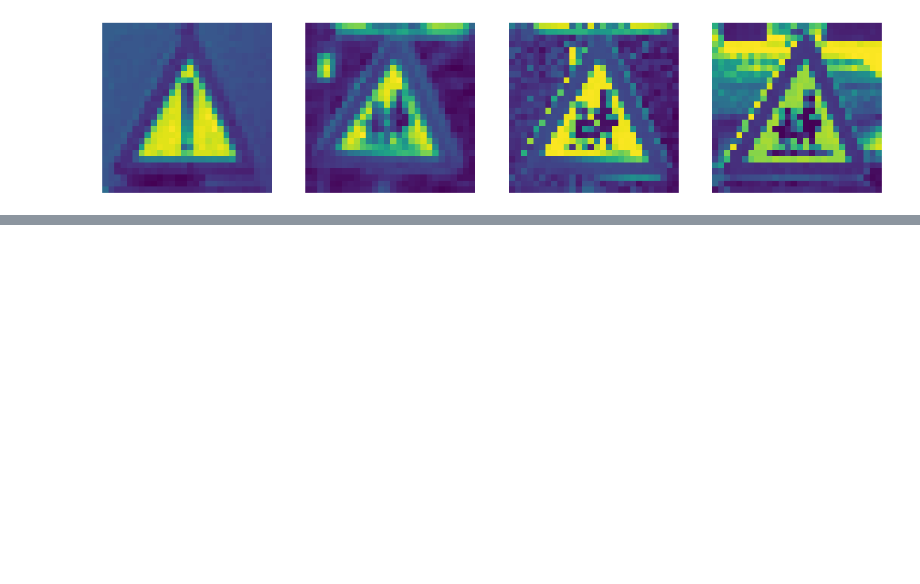
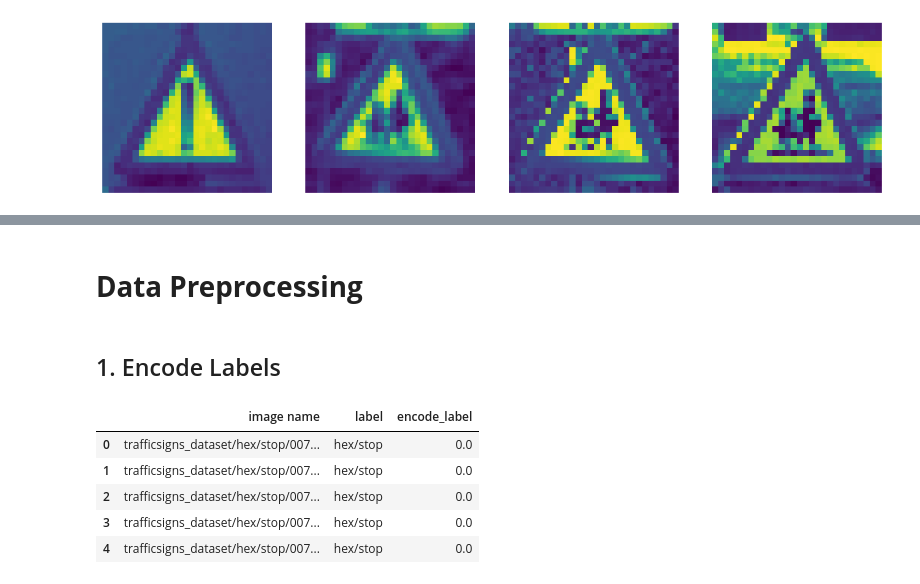
Before and after one commit to Faith927/BelgiumTS-Classification, a Jupyter notebook: A2_TrafficSigns.ipynb, the cells around one changed output, grey strips where cells are left out. Saved outputs shown, nothing was run; the diff lists cells and outputs as text; code cells hidden in the pictures; blank space fills up the shorter version.

```diff
--- a/A2_TrafficSigns.ipynb
+++ b/A2_TrafficSigns.ipynb
@@ -205,3 +204,39 @@ for i in range(len(df)):
     image = plt.imread(image_path)
     image_shape = image.shape
     print(f"Image at index {i}: Shape = {image_shape}")
+# %% [markdown]
+# **Data Preprocessing**
+# %% [markdown]
+## 1. Encode Labels
+# %%
+# Create a dataframe for mapping label
+df_labels = {
+    'hex/stop' : 0,
+    'Basmati' : 1,
+    'triangle/warning' : 2,
+    'triangle/giveway' : 3,
+    'diamond/rightofway': 4,
+    'square/continue' : 5,
+    'square/laneend' : 6,
+    'square/crossing' : 7,
+    'square/crossing' : 8,
+    'square/parking' : 9,
+    'round/limitedtraffic' : 10,
+    'round/speed' : 11,
+    'round/limitedtraffic' : 12,
+    'round/speed' : 13,
+    'round/trafficdirective': 14,
+    'round/noparking': 15,
+    'round/roundabout': 16,
+    'round/noentry': 17
+}
+# Encode
+df['encode_label'] = df['label'].map(df_labels)
+df.head()
+# %% [output]
+|  | image name | label | encode_label |
+| 0 | trafficsigns_dataset/hex/stop/007... | hex/stop | 0.0 |
+| 1 | trafficsigns_dataset/hex/stop/007... | hex/stop | 0.0 |
+| 2 | trafficsigns_dataset/hex/stop/007... | hex/stop | 0.0 |
+| 3 | trafficsigns_dataset/hex/stop/007... | hex/stop | 0.0 |
+| 4 | trafficsigns_dataset/hex/stop/007... | hex/stop | 0.0 |
```
Also changed, not shown: parts of 12 cells of this notebook.
